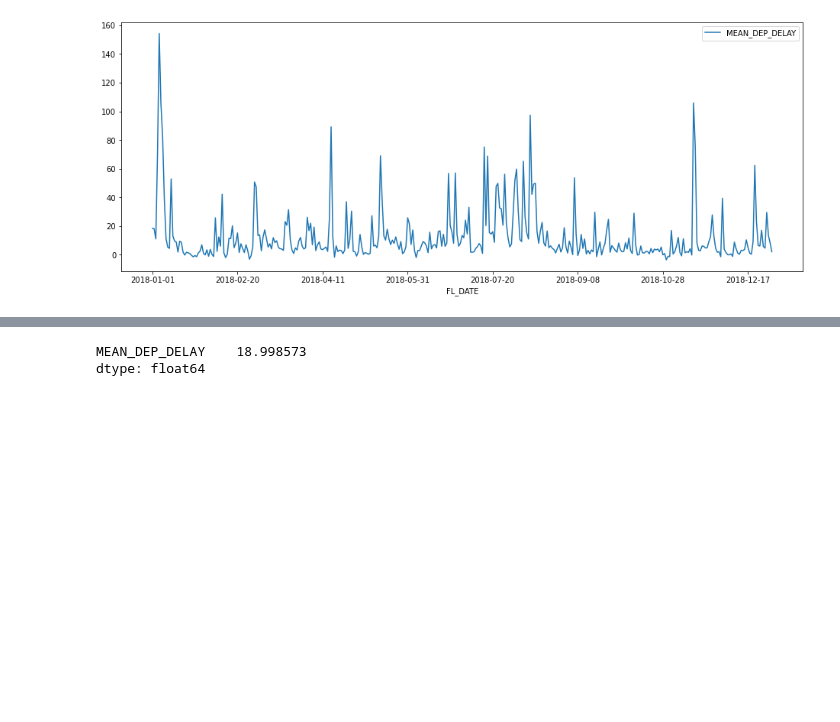
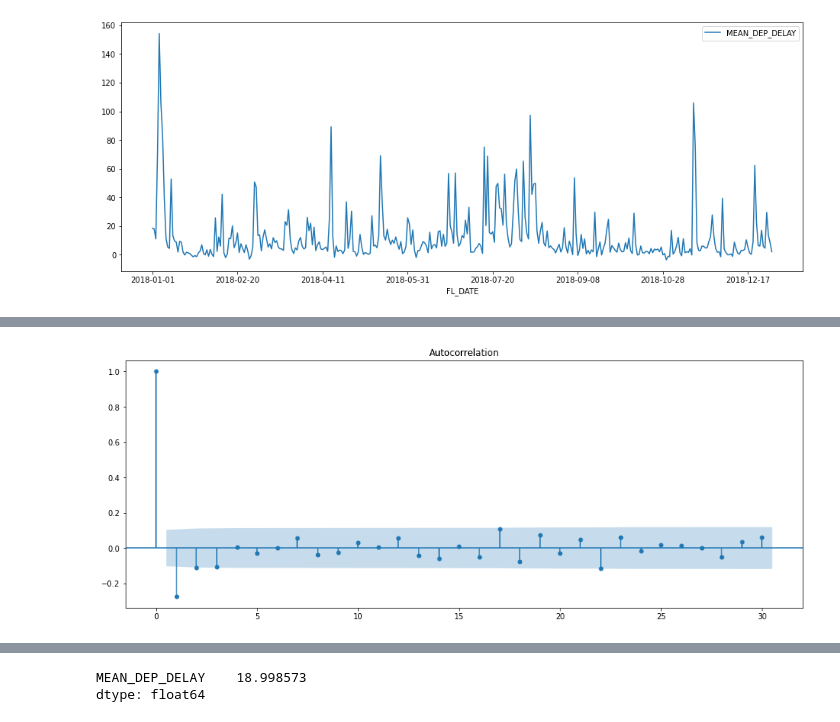
Before and after one commit to jdanussi/airflow-ml, a Jupyter notebook: notebooks/ML_EstadisticaDescriptiva.ipynb, the cells around one changed output, grey strips where cells are left out. Cells and saved outputs as stored; diff of their text form; code cells hidden in the pictures; blank space fills up the shorter version.

```diff
--- a/notebooks/ML_EstadisticaDescriptiva.ipynb
+++ b/notebooks/ML_EstadisticaDescriptiva.ipynb
@@ -289,0 +225,7 @@ data.plot(x='FL_DATE', y='MEAN_DEP_DELAY')
+# %%
+from statsmodels.graphics.tsaplots import plot_acf,plot_pacf
+
+# Plot autocorrelation
+plot_acf(data2['MEAN_DEP_DELAY_Diff'], lags=30);
+# %% [output]
+[figure, added]
```
Also changed, not shown: parts of 26 cells of this notebook, 1 other file.
